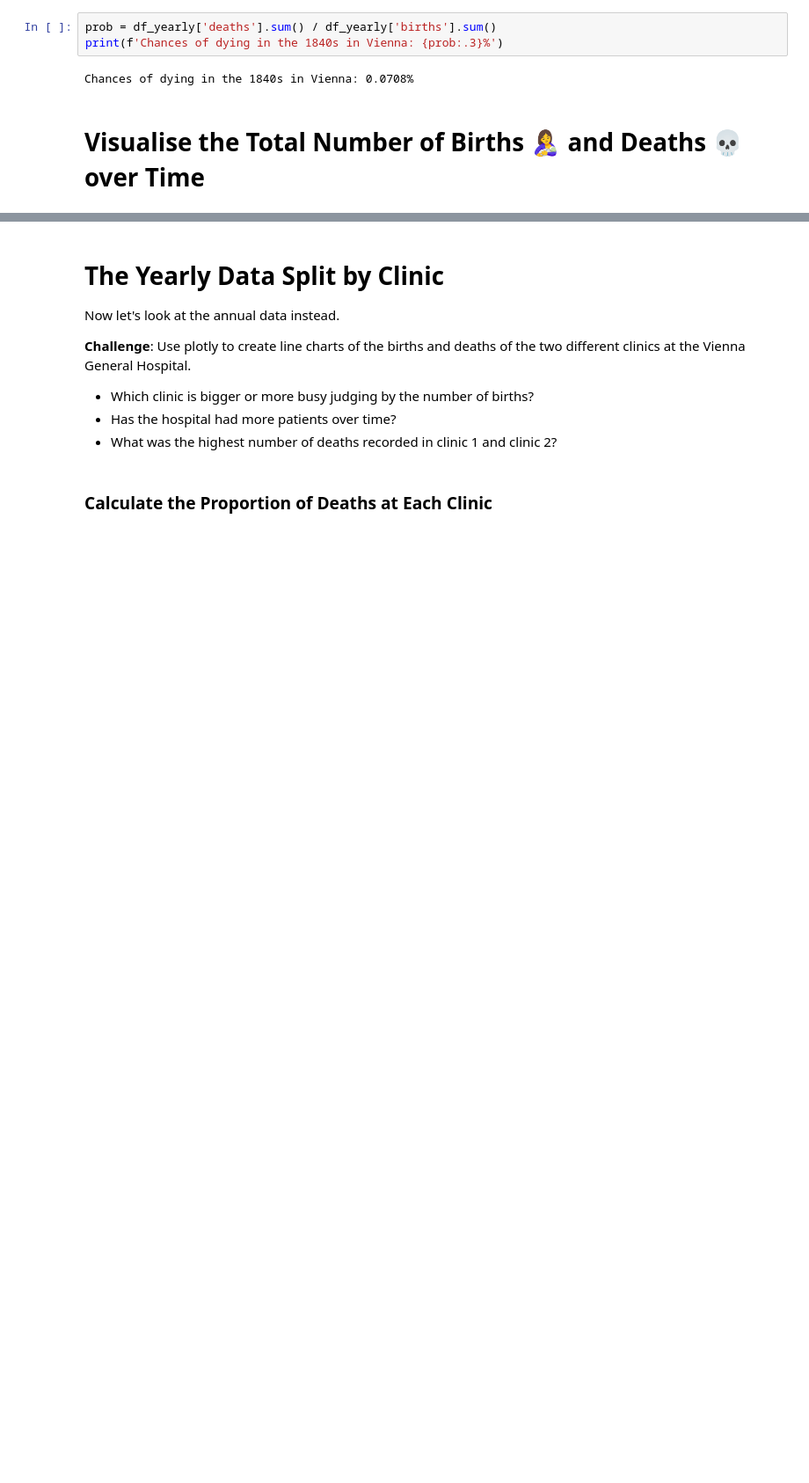
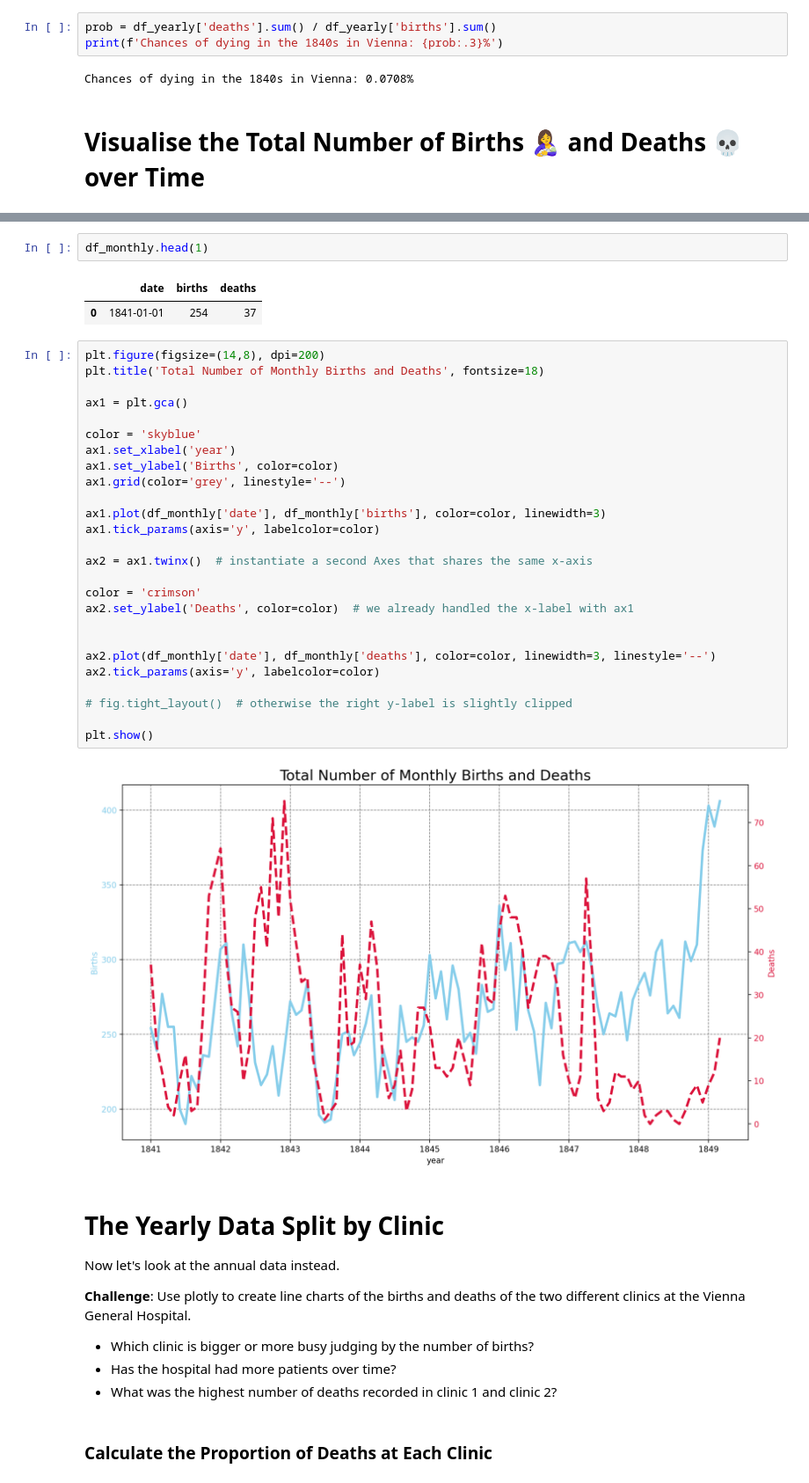
Before and after one commit to TahaThinks/DataScienceProjects2024, a Jupyter notebook: Dr_Semmelweis_Handwashing_Discovery_(start).ipynb, the cells around one changed output, grey strips where cells are left out. Shown at 88% size. Saved outputs shown, nothing was run; the diff lists cells and outputs as text; blank space fills up the shorter version.

```diff
--- a/Dr_Semmelweis_Handwashing_Discovery_(start).ipynb
+++ b/Dr_Semmelweis_Handwashing_Discovery_(start).ipynb
@@ -195,6 +195,39 @@ Chances of dying in the 1840s in Vienna: 0.0708%
 * Use a dashed line style for the number of deaths
 * Change the line thickness to 3 and 2 for the births and deaths respectively.
 * Do you notice anything in the late 1840s?
+# %%
+df_monthly.head(1)
+# %% [output]
+|  | date | births | deaths |
+| 0 | 1841-01-01 | 254 | 37 |
+# %%
+plt.figure(figsize=(14,8), dpi=200)
+plt.title('Total Number of Monthly Births and Deaths', fontsize=18)
+
+ax1 = plt.gca()
+
+color = 'skyblue'
+ax1.set_xlabel('year')
+ax1.set_ylabel('Births', color=color)
+ax1.grid(color='grey', linestyle='--')
+
+ax1.plot(df_monthly['date'], df_monthly['births'], color=color, linewidth=3)
+ax1.tick_params(axis='y', labelcolor=color)
+
+ax2 = ax1.twinx()  # instantiate a second Axes that shares the same x-axis
+
+color = 'crimson'
+ax2.set_ylabel('Deaths', color=color)  # we already handled the x-label with ax1
+
+
+ax2.plot(df_monthly['date'], df_monthly['deaths'], color=color, linewidth=3, linestyle='--')
+ax2.tick_params(axis='y', labelcolor=color)
+
+# fig.tight_layout()  # otherwise the right y-label is slightly clipped
+
+plt.show()
+# %% [output]
+[figure, added]
 # %% [markdown]
 # The Yearly Data Split by Clinic
 
```
